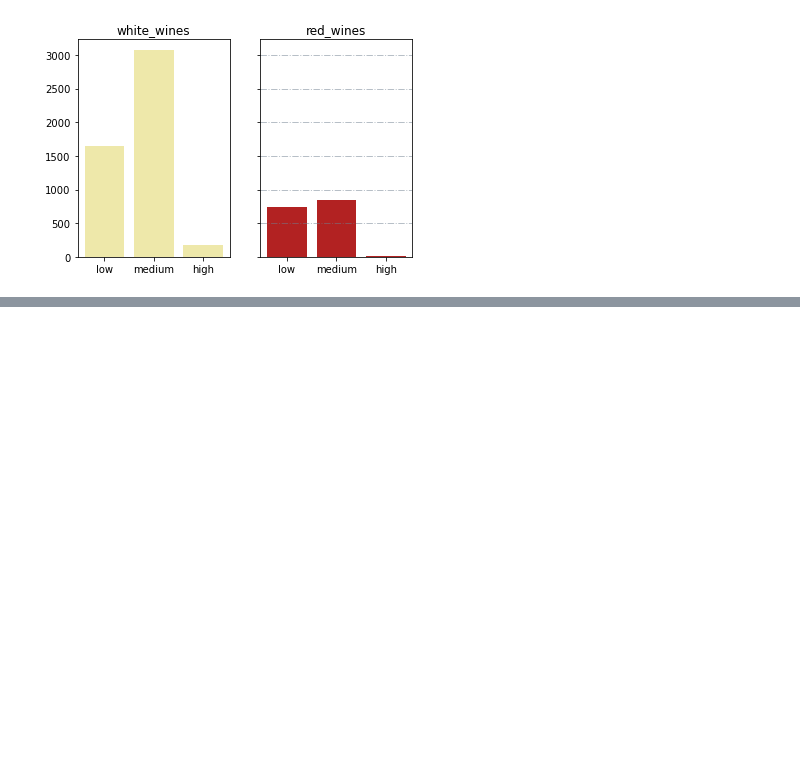
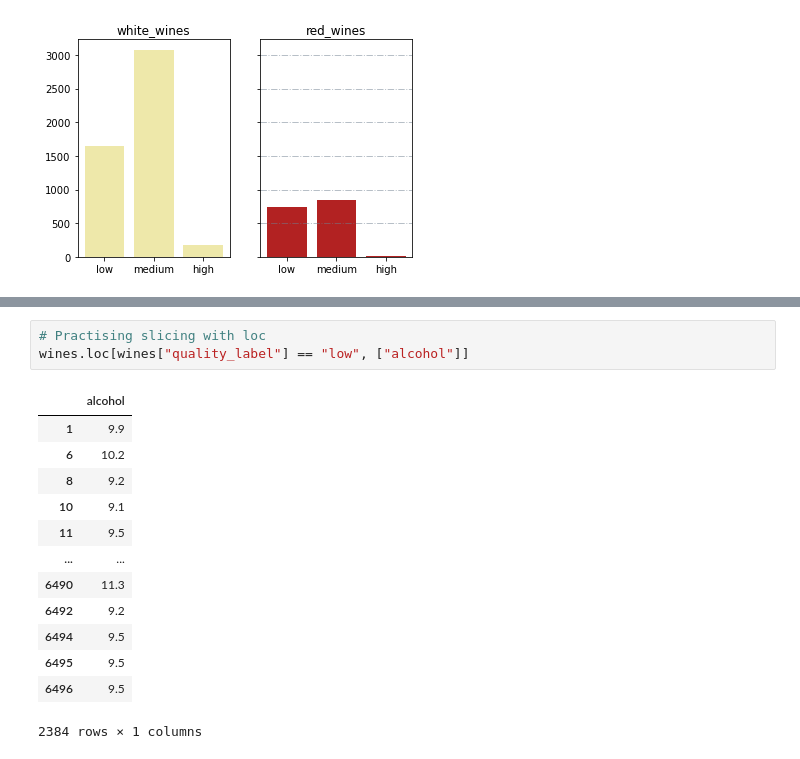
Before and after one commit to GitKPAN/4_BlueBerry-Winery, a Jupyter notebook: BBerry_Sprint1.ipynb, the cells around one changed output, grey strips where cells are left out. Saved outputs shown, nothing was run; the diff lists cells and outputs as text; blank space fills up the shorter version.

```diff
--- a/BBerry_Sprint1.ipynb
+++ b/BBerry_Sprint1.ipynb
@@ -547,0 +614,17 @@ axs[0] = plt.boxplot(wines.iloc[:,[2,8]])
+# %%
+# Practising slicing with loc
+wines.loc[wines["quality_label"] == "low", ["alcohol"]]
+# %% [output]
+|  | alcohol |
+| 1 | 9.9 |
+| 6 | 10.2 |
+| 8 | 9.2 |
+| 10 | 9.1 |
+| 11 | 9.5 |
+| ... | ... |
+| 6490 | 11.3 |
+| 6492 | 9.2 |
+| 6494 | 9.5 |
+| 6495 | 9.5 |
+| 6496 | 9.5 |
+2384 rows × 1 columns
```
Also changed, not shown: parts of 9 cells of this notebook.
